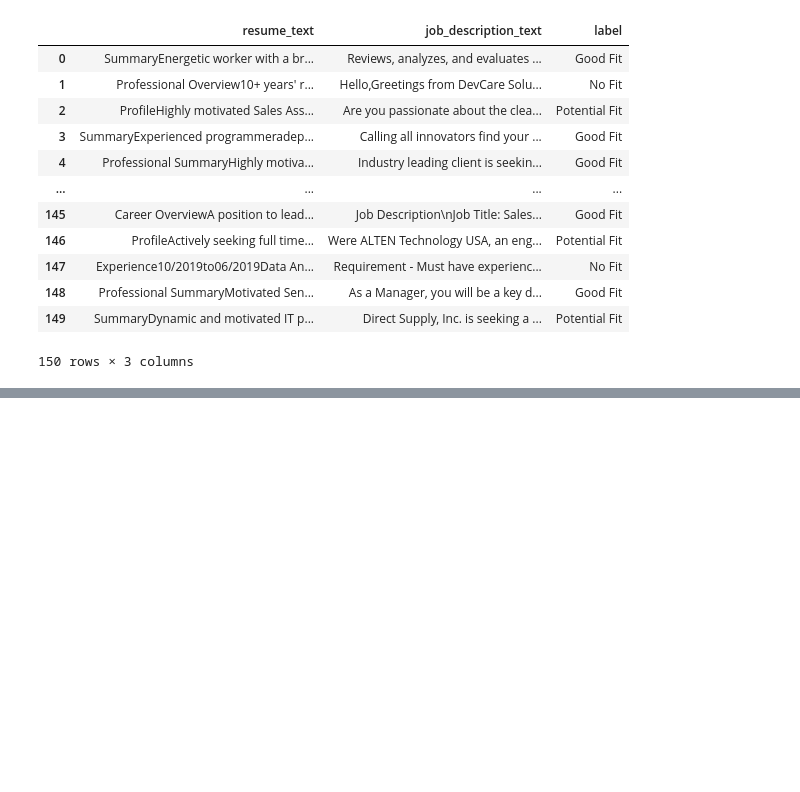
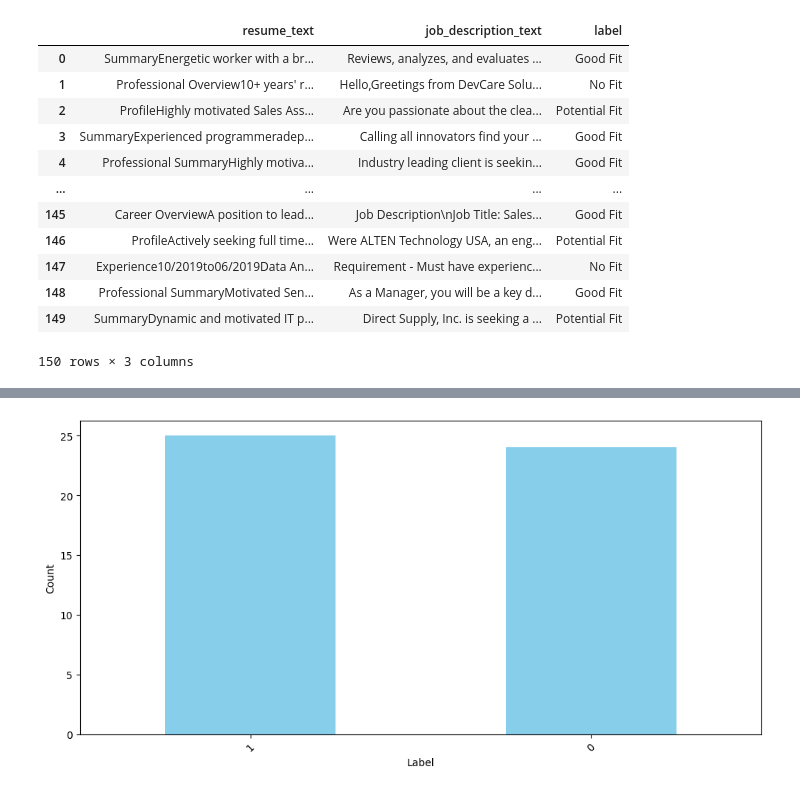
Before and after one commit to ece1786-2024/ResuMatch, a Jupyter notebook: datasets/DataCleaning.ipynb, the cells around one changed output, grey strips where cells are left out. Saved outputs shown, nothing was run; the diff lists cells and outputs as text; code cells hidden in the pictures; blank space fills up the shorter version.

```diff
--- a/datasets/DataCleaning.ipynb
+++ b/datasets/DataCleaning.ipynb
@@ -375,0 +404,16 @@ sampled_df.to_csv('local_datasets/JobResumeMatches.csv')
+# %%
+from data import UpdatedResumeFeaturesDateset, LocationValidationDataset
+import matplotlib.pyplot as plt
+df = LocationValidationDataset.df
+
+# Plot distribution of unique values in "industry"
+industry_counts = df['Label'].value_counts()
+industry_counts.plot(kind='bar', figsize=(10, 5), color='skyblue')
+# plt.title('Job Fit Determination Agent - Distribution of Fits')
+# plt.xlabel('Fit')
+plt.ylabel('Count')
+plt.xticks(rotation=45)
+plt.tight_layout()
+plt.show()
+# %% [output]
+[figure, added]
```
Also changed, not shown: parts of 4 cells of this notebook, 3 other files.
